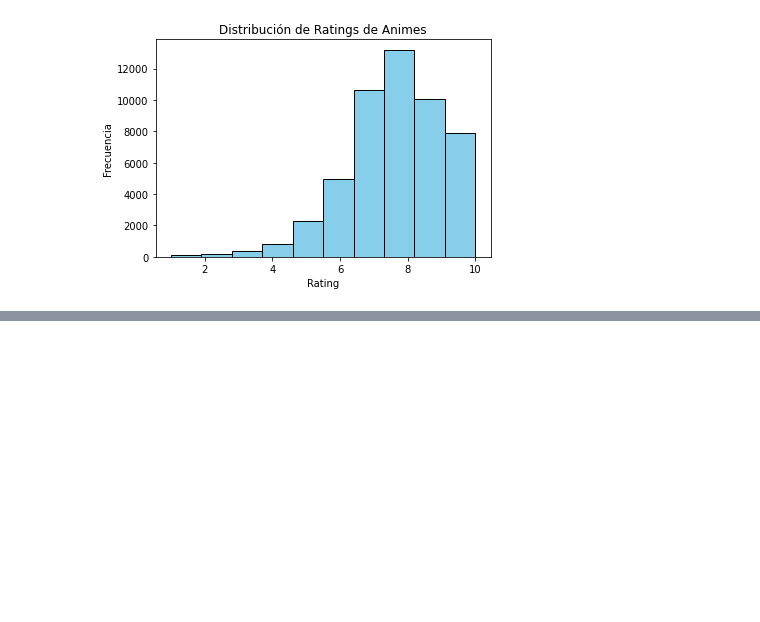
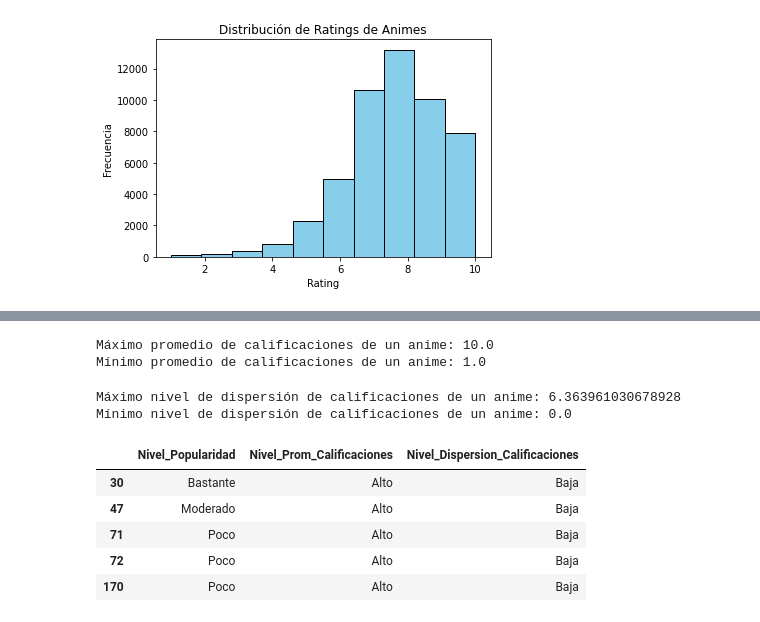
Before and after one commit to VAMarques/Proyecto-Grupo-12, a Jupyter notebook: demo Benjamin/exploratorio_final.ipynb, the cells around one changed output, grey strips where cells are left out. Cells and saved outputs as stored; diff of their text form; code cells hidden in the pictures; blank space fills up the shorter version.

```diff
--- a/demo Benjamin/exploratorio_final.ipynb
+++ b/demo Benjamin/exploratorio_final.ipynb
@@ -139,0 +97,16 @@ rango_dispersion_calificaciones = [0, 2, 4]
+# %%
+# Obtenemos un DataFrame unidimensional con el promedio de calificaciones por anime
+promedio_calificaciones = gran_df_sparse.mean(axis=1, skipna=True)
+print(f'Máximo promedio de calificaciones de un anime:', promedio_calificaciones.max())
+print(f'Mínimo promedio de calificaciones de un anime:', promedio_calificaciones.min())
+# %% [output]
+Máximo promedio de calificaciones de un anime: 10.0
+Mínimo promedio de calificaciones de un anime: 1.0
+# %%
+# Obtenemos un DataFrame unidimensional con la desviación estándar de calificaciones de cada anime
+dispersion_calificaciones = gran_df_sparse.sparse.to_dense().std(axis=1, skipna=True)
+print(f'Máximo nivel de dispersión de calificaciones de un anime:', dispersion_calificaciones.max())
+print(f'Mínimo nivel de dispersión de calificaciones de un anime:', dispersion_calificaciones.min())
+# %% [output]
+Máximo nivel de dispersión de calificaciones de un anime: 6.363961030678928
+Mínimo nivel de dispersión de calificaciones de un anime: 0.0
@@ -139,0 +128,9 @@ rango_dispersion_calificaciones = [0, 2, 4]
+# %%
+gran_df_sparse[['Nivel_Popularidad', 'Nivel_Prom_Calificaciones', 'Nivel_Dispersion_Calificaciones']].head()
+# %% [output]
+|  | Nivel_Popularidad | Nivel_Prom_Calificaciones | Nivel_Dispersion_Calificaciones |
+| 30 | Bastante | Alto | Baja |
+| 47 | Moderado | Alto | Baja |
+| 71 | Poco | Alto | Baja |
+| 72 | Poco | Alto | Baja |
+| 170 | Poco | Alto | Baja |
```
Also changed, not shown: parts of 15 cells of this notebook.
